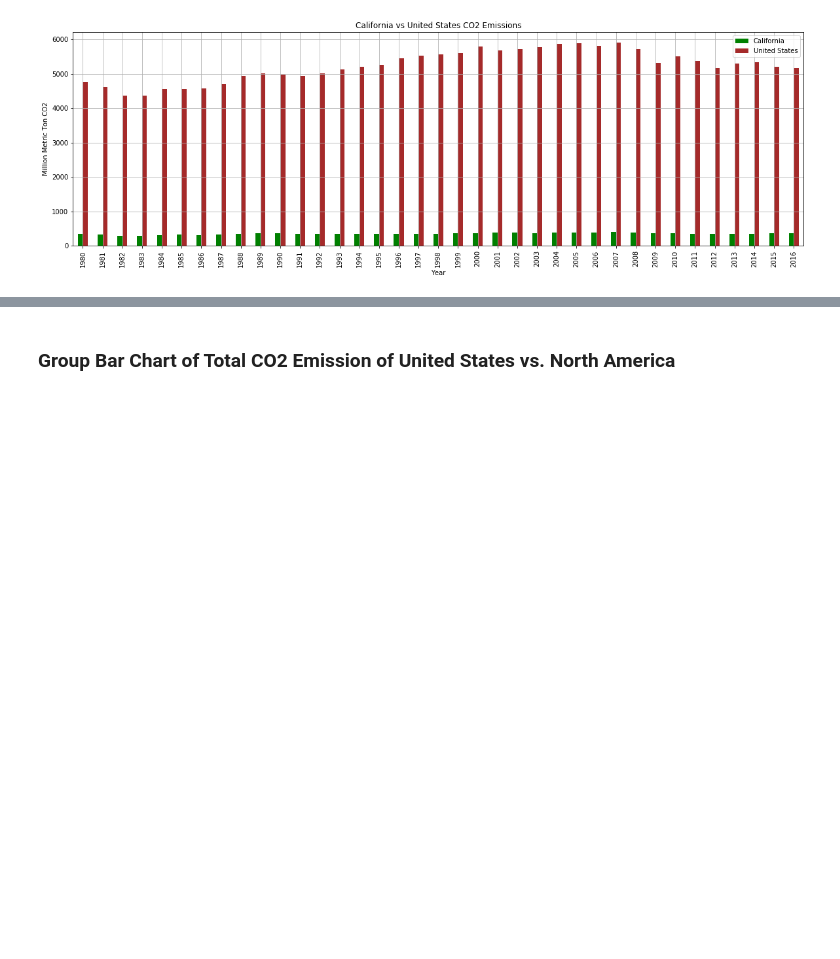
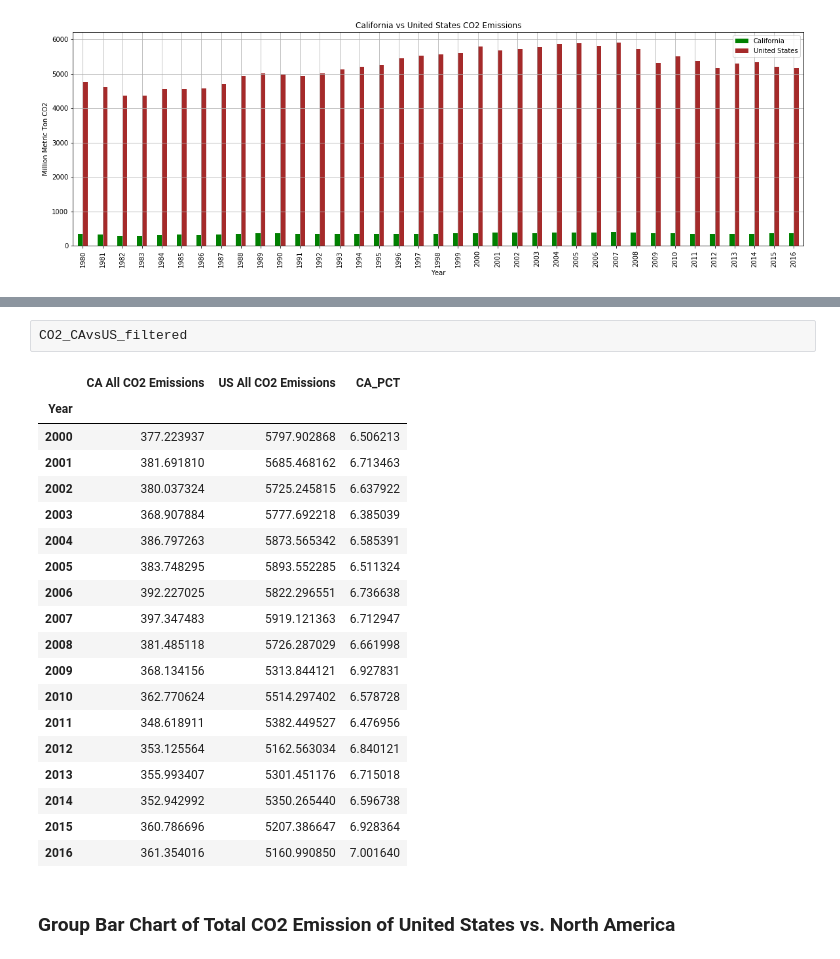
Before and after one commit to david-kishi/US_Energy_Consumption_Analysis, a Jupyter notebook: Analysis/Energy Consumption and CO2 Emission Analysis.ipynb, the cells around one changed output, grey strips where cells are left out. Drawn from its saved outputs; the diff is of its cells as text; blank space fills up the shorter version.

```diff
--- a/Analysis/Energy Consumption and CO2 Emission Analysis.ipynb
+++ b/Analysis/Energy Consumption and CO2 Emission Analysis.ipynb
@@ -300,3 +331,25 @@ plt.show()
+# %%
+CO2_CAvsUS_filtered
+# %% [output]
+|  | CA All CO2 Emissions | US All CO2 Emissions | CA_PCT |
+| Year |  |  |  |
+| 2000 | 377.223937 | 5797.902868 | 6.506213 |
+| 2001 | 381.691810 | 5685.468162 | 6.713463 |
+| 2002 | 380.037324 | 5725.245815 | 6.637922 |
+| 2003 | 368.907884 | 5777.692218 | 6.385039 |
+| 2004 | 386.797263 | 5873.565342 | 6.585391 |
+| 2005 | 383.748295 | 5893.552285 | 6.511324 |
+| 2006 | 392.227025 | 5822.296551 | 6.736638 |
+| 2007 | 397.347483 | 5919.121363 | 6.712947 |
+| 2008 | 381.485118 | 5726.287029 | 6.661998 |
+| 2009 | 368.134156 | 5313.844121 | 6.927831 |
+| 2010 | 362.770624 | 5514.297402 | 6.578728 |
+| 2011 | 348.618911 | 5382.449527 | 6.476956 |
+| 2012 | 353.125564 | 5162.563034 | 6.840121 |
+| 2013 | 355.993407 | 5301.451176 | 6.715018 |
+| 2014 | 352.942992 | 5350.265440 | 6.596738 |
+| 2015 | 360.786696 | 5207.386647 | 6.928364 |
+| 2016 | 361.354016 | 5160.990850 | 7.001640 |
 # %% [markdown]
 ### Group Bar Chart of Total CO2 Emission of United States vs. North America
 # %%
```
Also changed, not shown: parts of 7 cells of this notebook.
